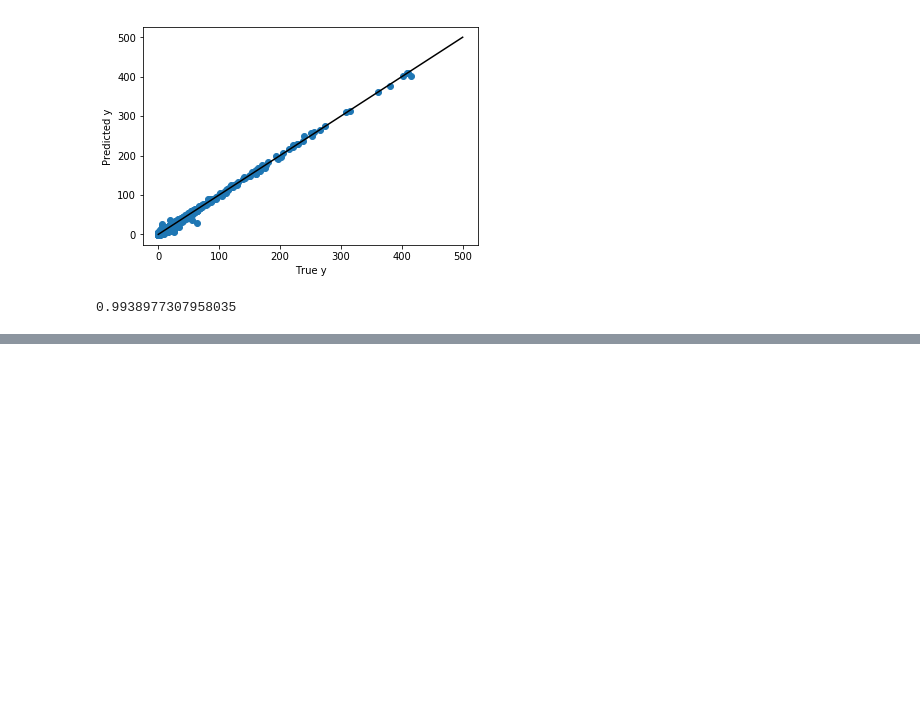
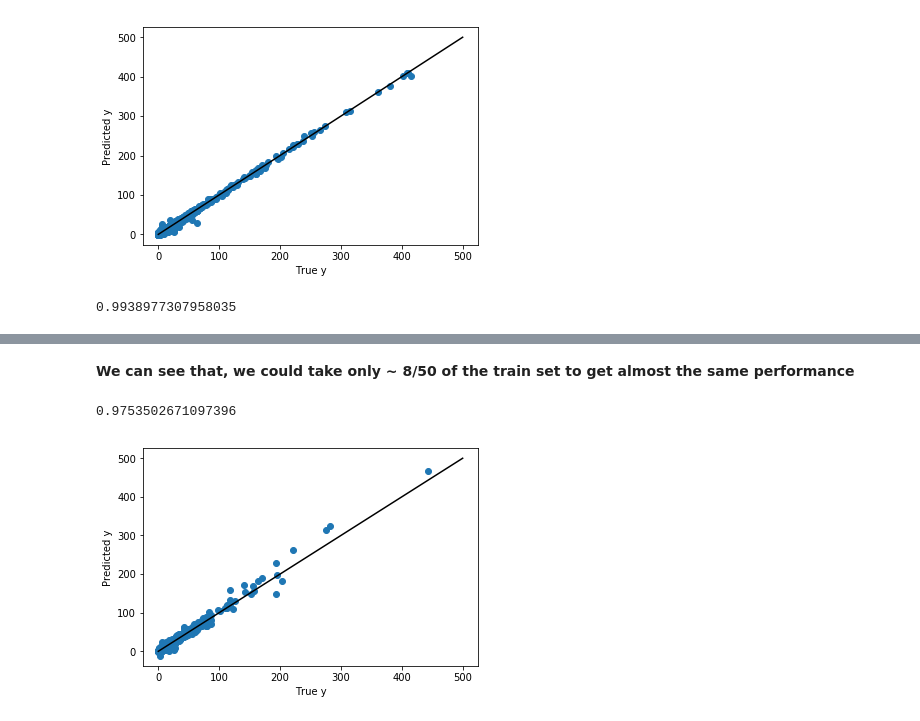
Before and after one commit to zweili/ml_project_2, a Jupyter notebook: projet_2.ipynb, the cells around one changed output, grey strips where cells are left out. Drawn from its saved outputs; the diff is of its cells as text; code cells hidden in the pictures; blank space fills up the shorter version.

```diff
--- a/projet_2.ipynb
+++ b/projet_2.ipynb
@@ -279,0 +379,30 @@ Name: 0, Length: 13362, dtype: float64
+# %% [markdown]
+**We can see that, we could take only ~ 8/50 of the train set to get almost the same performance**
+# %%
+# Test what we found
+pca = PCA(n_components=100)
+k = 50
+length = x_tr.shape[0]
+div = round(length/k)
+slices = 8
+ind = round(slices*div)
+x_train = x_tr.iloc[:ind,:]
+y_train = y_tr[:ind]
+
+pca_train = pca.fit_transform(x_train)
+pca_test = pca.transform(x_te)
+
+lr.fit(pca_train, y_train)
+
+y_pred_pca = lr.predict(pca_test)
+
+plt.scatter(y_te,y_pred_pca)
+u = np.linspace(0,500)
+plt.plot(u,u, c='black')
+plt.xlabel("True y")
+plt.ylabel("Predicted y")
+
+r2_score(y_te,y_pred_pca)
+# %% [output]
+0.9753502671097396
+[figure, added]
```
Also changed, not shown: parts of 34 cells of this notebook, 1 other file.
